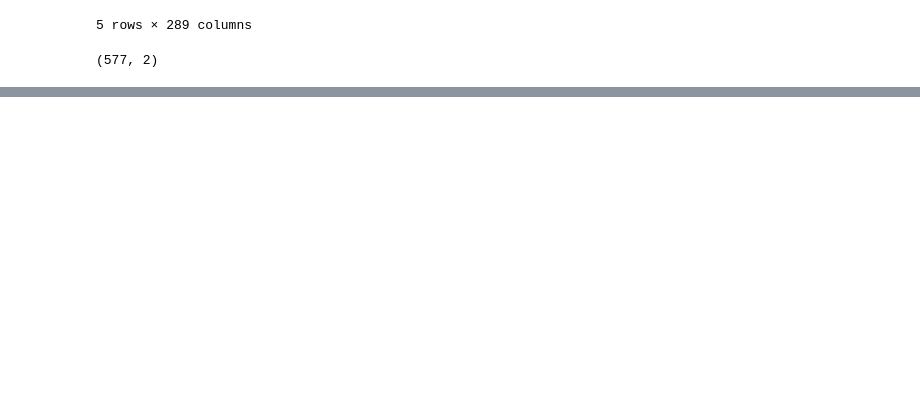
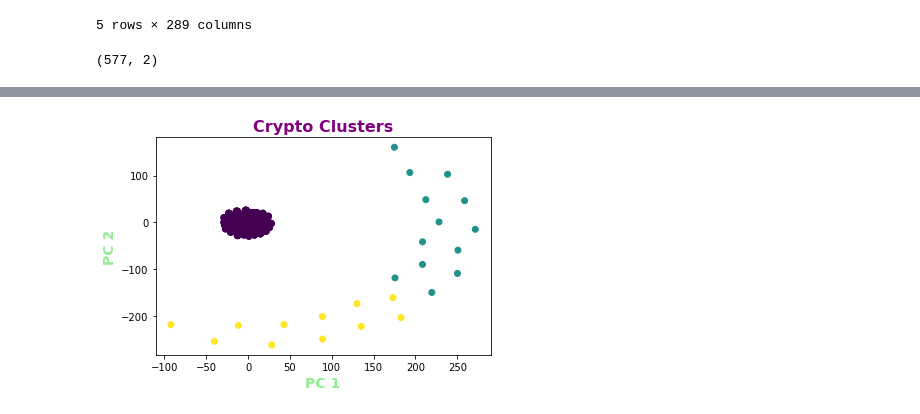
Before and after one commit to Jorgehdzdata/Unsupervised_Learning, a Jupyter notebook: Cryptocurrency_Clusters.ipynb, the cells around one changed output, grey strips where cells are left out. Drawn from its saved outputs; the diff is of its cells as text; code cells hidden in the pictures; blank space fills up the shorter version.

```diff
--- a/Cryptocurrency_Clusters.ipynb
+++ b/Cryptocurrency_Clusters.ipynb
@@ -180,0 +216,13 @@ plt.show()
+# %%
+# Initialize the K-Means model
+model = KMeans(n_clusters=3, random_state=0)
+
+# Fit the model
+model.fit(df_crypto_pca)
+
+# Predict clusters
+predictions = model.predict(df_crypto_pca)
+
+# Add the predicted class columns
+df_crypto_pca["class"] = model.labels_
+df_crypto_pca.head()
@@ -180,0 +237,9 @@ plt.show()
+# %%
+# Visualize the clusters
+plt.scatter(x=df_crypto_pca['0'], y=df_crypto_pca['1'], c=df_crypto_pca['class'])
+plt.xlabel('PC 1', fontsize=14 , color='lightgreen', fontweight=700)
+plt.ylabel('PC 2', fontsize=14 , color='lightgreen', fontweight=700)
+plt.title('Crypto Clusters', fontsize=16, color='Purple' , fontweight=900)
+plt.show()
+# %% [output]
+[figure, added]
```
Also changed, not shown: parts of 16 cells of this notebook.
